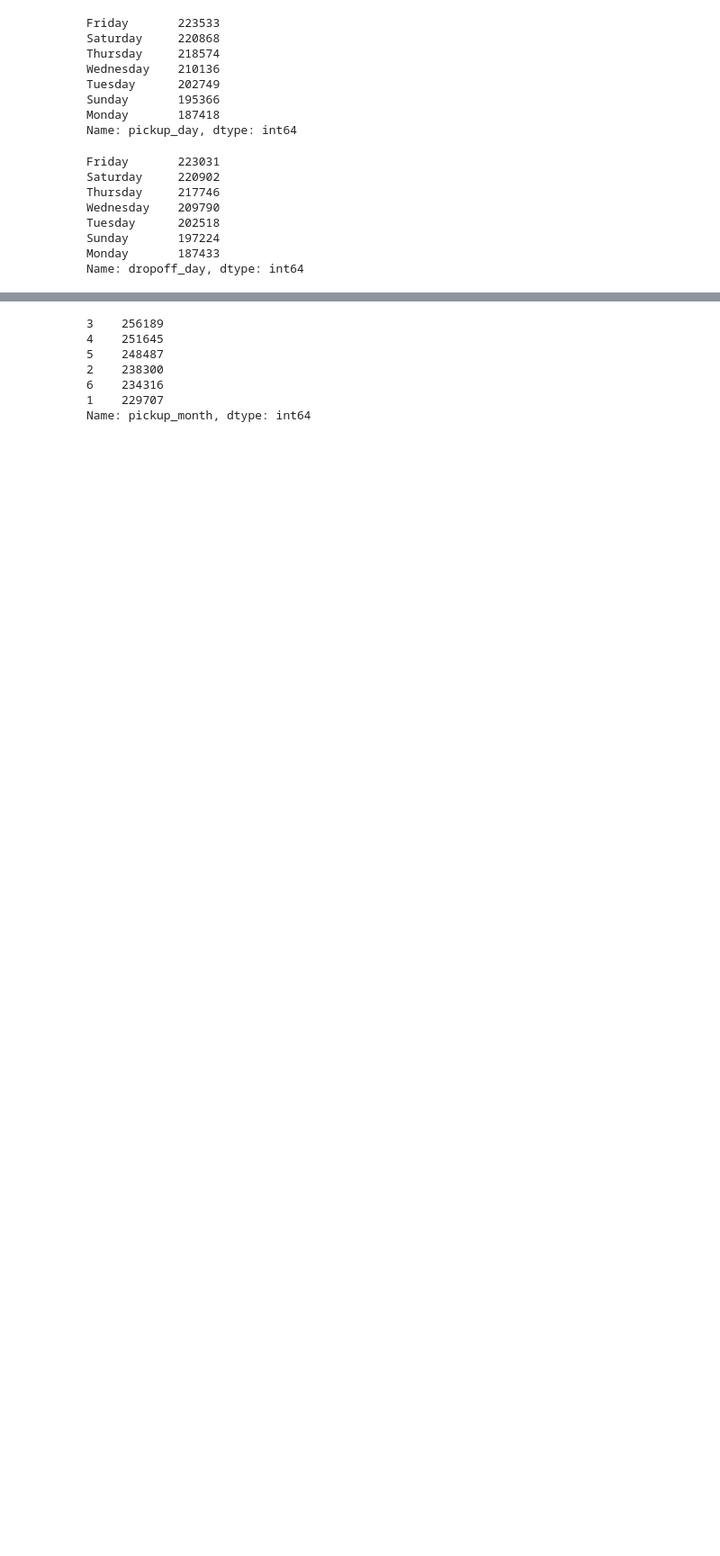
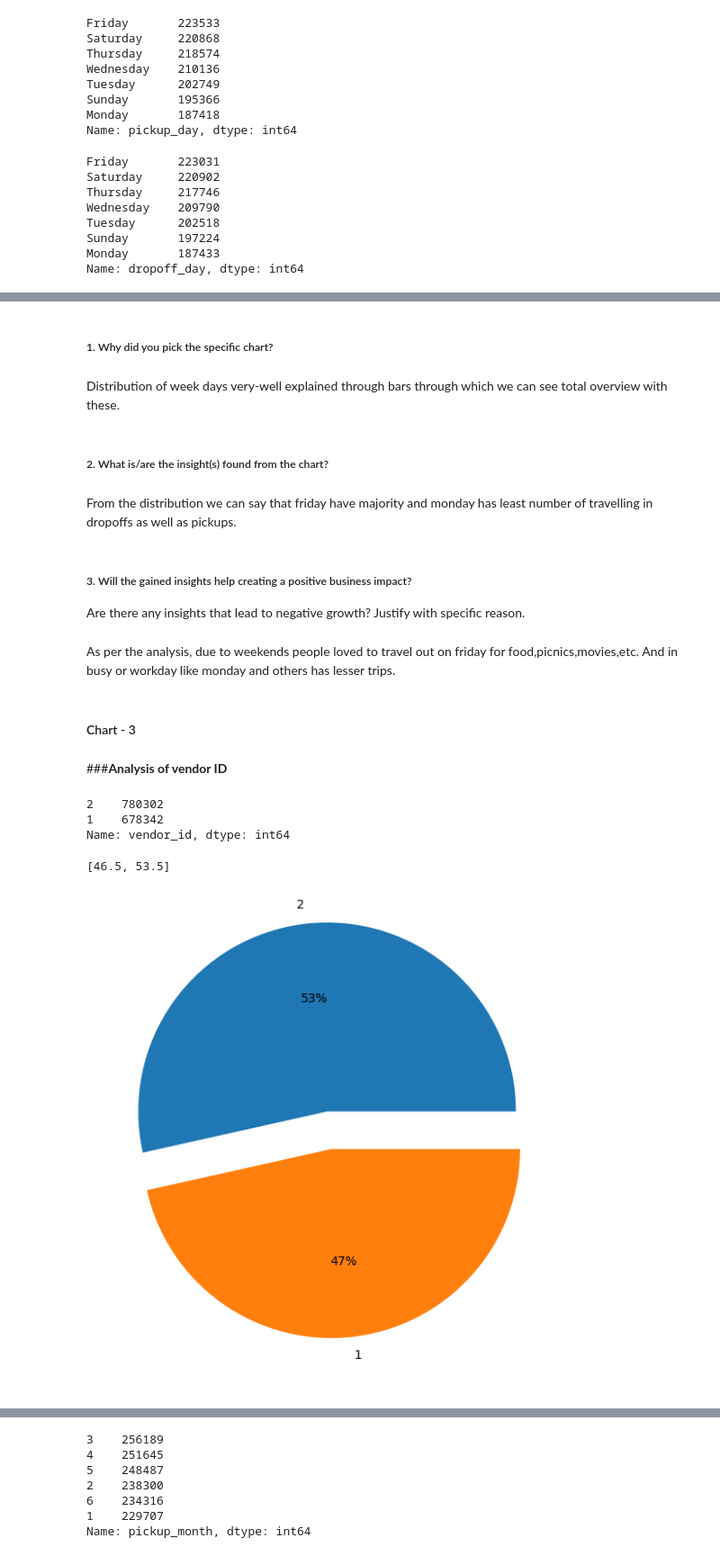
Before and after one commit to Mr-Himanshu123/ML_Project-Taxi-Trip-Time-Prediction, a Jupyter notebook: NYC_Taxi_Trip_Time_Prediction.ipynb, the cells around one changed output, grey strips where cells are left out. Shown at 90% size. Saved outputs shown, nothing was run; the diff lists cells and outputs as text; code cells hidden in the pictures; blank space fills up the shorter version.

```diff
--- a/NYC_Taxi_Trip_Time_Prediction.ipynb
+++ b/NYC_Taxi_Trip_Time_Prediction.ipynb
@@ -372,0 +453,40 @@ Name: dropoff_day, dtype: int64
+# %% [markdown]
+##### 1. Why did you pick the specific chart?
+# %% [markdown]
+Distribution of week days very-well explained through bars through which we can see total overview with these.
+# %% [markdown]
+##### 2. What is/are the insight(s) found from the chart?
+# %% [markdown]
+From the distribution we can say that friday have majority and monday has least number of travelling in dropoffs as well as pickups.
+# %% [markdown]
+##### 3. Will the gained insights help creating a positive business impact?
+Are there any insights that lead to negative growth? Justify with specific reason.
+# %% [markdown]
+As per the analysis, due to weekends people loved to travel out on friday for food,picnics,movies,etc. And in busy or workday like monday and others has lesser trips.
+# %% [markdown]
+#### Chart - 3
+# %% [markdown]
+###**Analysis of vendor ID**
+# %%
+#vendor_id column
+nyc_data['vendor_id'].value_counts()
+# %% [output]
+2    780302
+1    678342
+Name: vendor_id, dtype: int64
+# %%
+#percentage of trip by venderID
+percentage_vender1=round(len(nyc_data[nyc_data['vendor_id']==1])/len(nyc_data)*100,1)
+percentage_vender2=round(len(nyc_data[nyc_data['vendor_id']==2])/len(nyc_data)*100,1)
+total_percentage=[percentage_vender1,percentage_vender2]
+total_percentage
+# %% [output]
+[46.5, 53.5]
+# %%
+# Chart - 3 visualization code
+fig,ax=plt.subplots(1,1,figsize=(12,7))
+ax.pie(x=nyc_data['vendor_id'].value_counts(),labels=nyc_data['vendor_id'].value_counts().index,explode=[0.2,0],autopct='%1.0f%%')
+
+plt.show()
+# %% [output]
+[figure, added]
```
Also changed, not shown: parts of 182 cells of this notebook.
